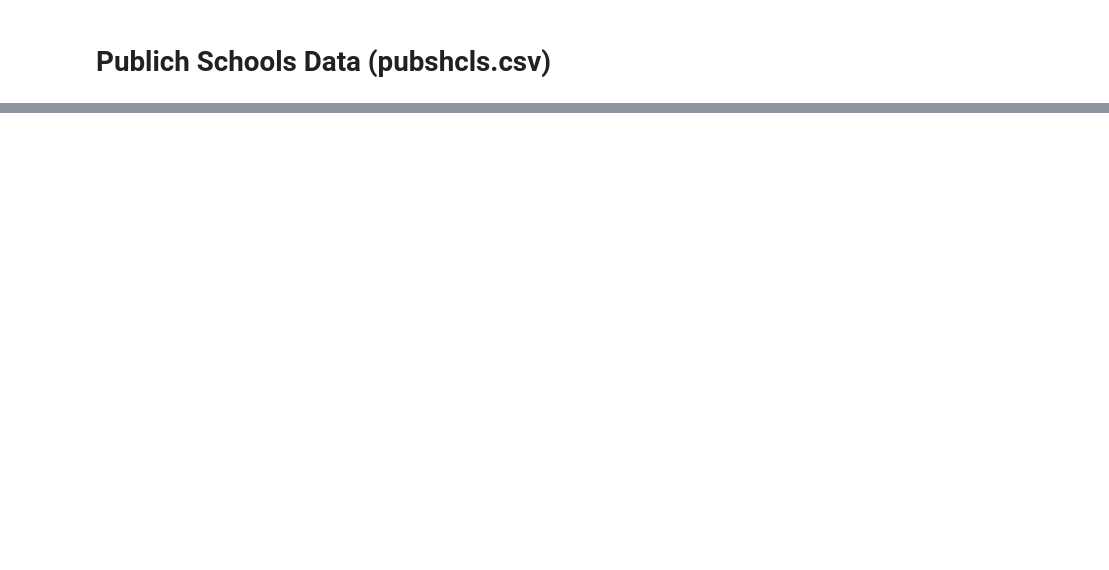
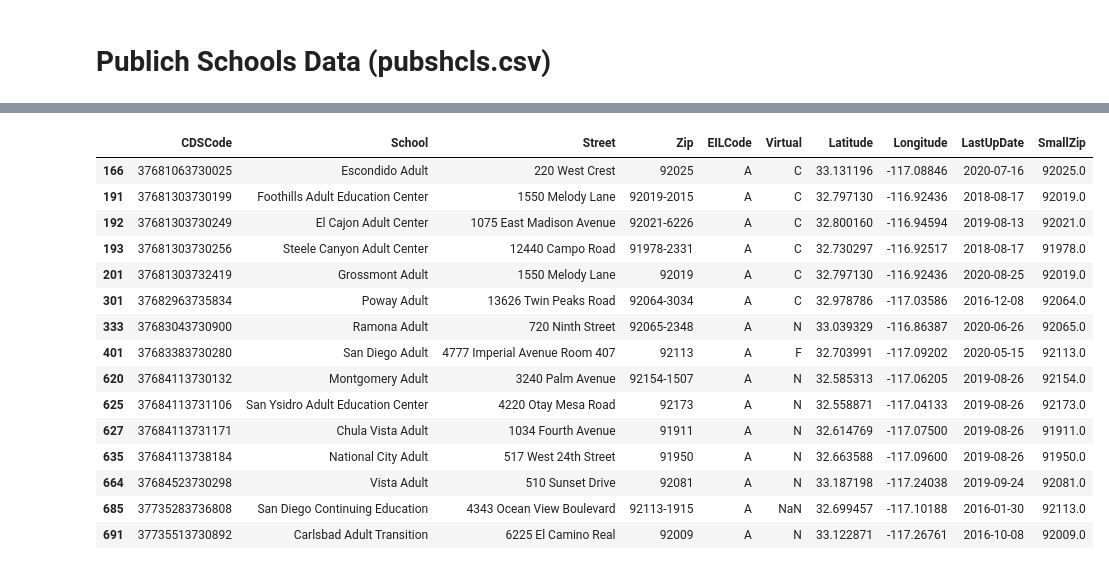
Before and after one commit to renaldyh27/COVID-Cool-for-School, a Jupyter notebook: schools 2020.ipynb, the cells around one changed output, grey strips where cells are left out. Saved outputs shown, nothing was run; the diff lists cells and outputs as text; code cells hidden in the pictures; blank space fills up the shorter version.

```diff
--- a/schools 2020.ipynb
+++ b/schools 2020.ipynb
@@ -90,0 +91,24 @@ schools
+# %%
+num_preschool = len(schools[schools['EILCode'] == 'PS'])
+school_types = {}
+for code in schools['EILCode'].unique():
+    school_types[code] = (schools[schools['EILCode'] == code])
+
+school_types['A'] #wier
+# %% [output]
+|  | CDSCode | School | Street | Zip | EILCode | Virtual | Latitude | Longitude | LastUpDate | SmallZip |
+| 166 | 37681063730025 | Escondido Adult | 220 West Crest | 92025 | A | C | 33.131196 | -117.08846 | 2020-07-16 | 92025.0 |
+| 191 | 37681303730199 | Foothills Adult Education Center | 1550 Melody Lane | 92019-2015 | A | C | 32.797130 | -116.92436 | 2018-08-17 | 92019.0 |
+| 192 | 37681303730249 | El Cajon Adult Center | 1075 East Madison Avenue | 92021-6226 | A | C | 32.800160 | -116.94594 | 2019-08-13 | 92021.0 |
+| 193 | 37681303730256 | Steele Canyon Adult Center | 12440 Campo Road | 91978-2331 | A | C | 32.730297 | -116.92517 | 2018-08-17 | 91978.0 |
+| 201 | 37681303732419 | Grossmont Adult | 1550 Melody Lane | 92019 | A | C | 32.797130 | -116.92436 | 2020-08-25 | 92019.0 |
+| 301 | 37682963735834 | Poway Adult | 13626 Twin Peaks Road | 92064-3034 | A | C | 32.978786 | -117.03586 | 2016-12-08 | 92064.0 |
+| 333 | 37683043730900 | Ramona Adult | 720 Ninth Street | 92065-2348 | A | N | 33.039329 | -116.86387 | 2020-06-26 | 92065.0 |
+| 401 | 37683383730280 | San Diego Adult | 4777 Imperial Avenue Room 407 | 92113 | A | F | 32.703991 | -117.09202 | 2020-05-15 | 92113.0 |
+| 620 | 37684113730132 | Montgomery Adult | 3240 Palm Avenue | 92154-1507 | A | N | 32.585313 | -117.06205 | 2019-08-26 | 92154.0 |
+| 625 | 37684113731106 | San Ysidro Adult Education Center | 4220 Otay Mesa Road | 92173 | A | N | 32.558871 | -117.04133 | 2019-08-26 | 92173.0 |
+| 627 | 37684113731171 | Chula Vista Adult | 1034 Fourth Avenue | 91911 | A | N | 32.614769 | -117.07500 | 2019-08-26 | 91911.0 |
+| 635 | 37684113738184 | National City Adult | 517 West 24th Street | 91950 | A | N | 32.663588 | -117.09600 | 2019-08-26 | 91950.0 |
+| 664 | 37684523730298 | Vista Adult | 510 Sunset Drive | 92081 | A | N | 33.187198 | -117.24038 | 2019-09-24 | 92081.0 |
+| 685 | 37735283736808 | San Diego Continuing Education | 4343 Ocean View Boulevard | 92113-1915 | A | NaN | 32.699457 | -117.10188 | 2016-01-30 | 92113.0 |
+| 691 | 37735513730892 | Carlsbad Adult Transition | 6225 El Camino Real | 92009 | A | N | 33.122871 | -117.26761 | 2016-10-08 | 92009.0 |
```
Also changed, not shown: parts of 9 cells of this notebook.
